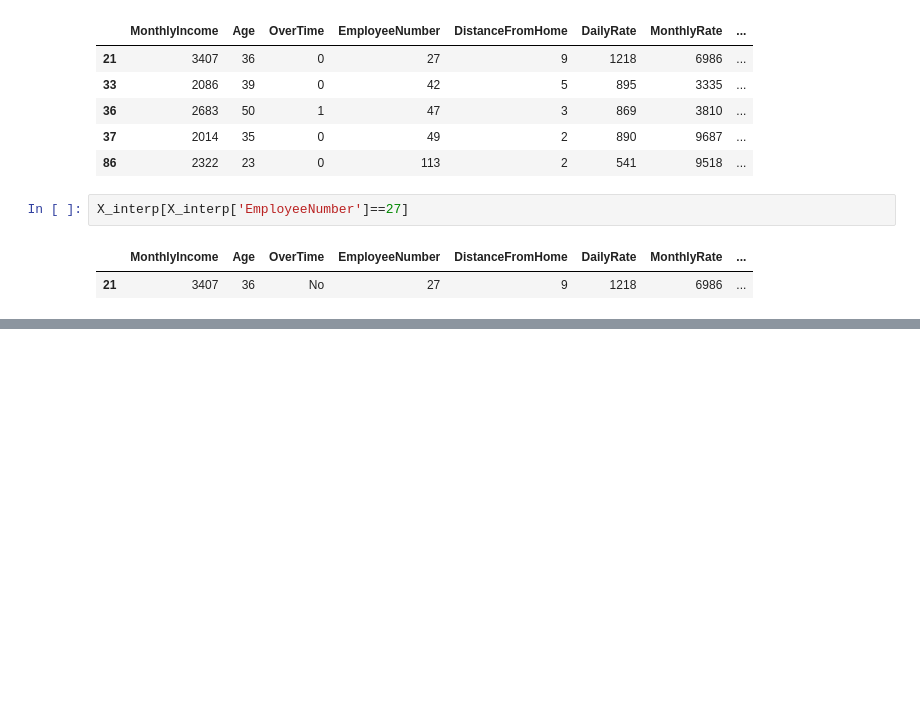
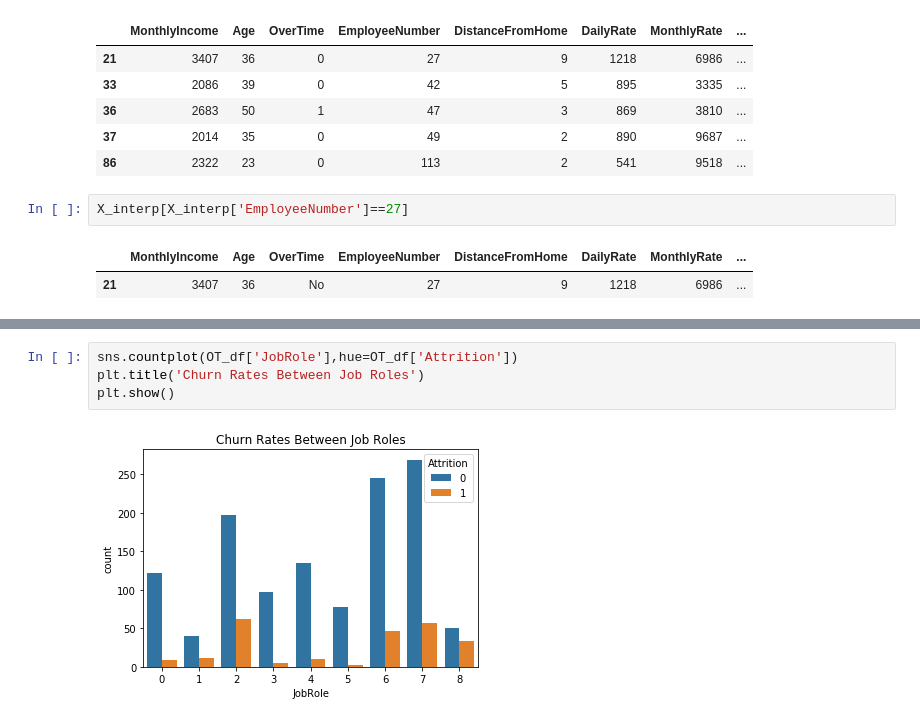
Before and after one commit to cjherman6/interview, a Jupyter notebook: Churn Prediction.ipynb, the cells around one changed output, grey strips where cells are left out. Cells and saved outputs as stored; diff of their text form; blank space fills up the shorter version.

```diff
--- a/Churn Prediction.ipynb
+++ b/Churn Prediction.ipynb
@@ -309,0 +378,6 @@ X_interp[X_interp['EmployeeNumber']==27]
+# %%
+sns.countplot(OT_df['JobRole'],hue=OT_df['Attrition'])
+plt.title('Churn Rates Between Job Roles')
+plt.show()
+# %% [output]
+[figure, added]
```
Also changed, not shown: parts of 31 cells of this notebook, 9 other files.
